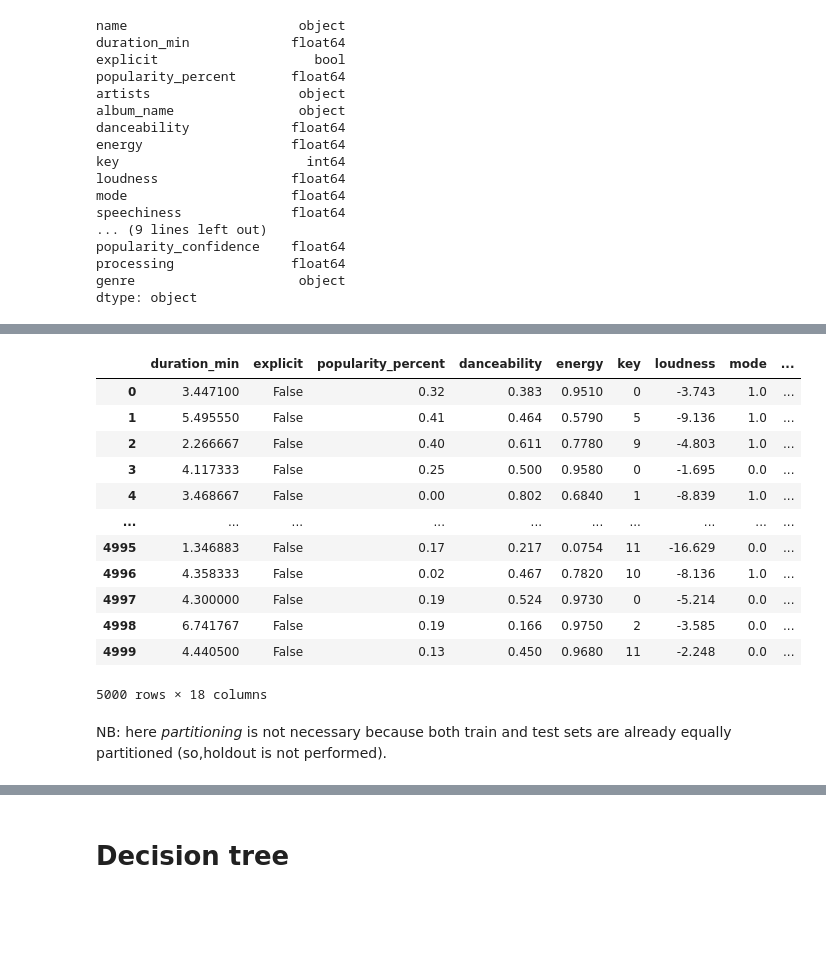
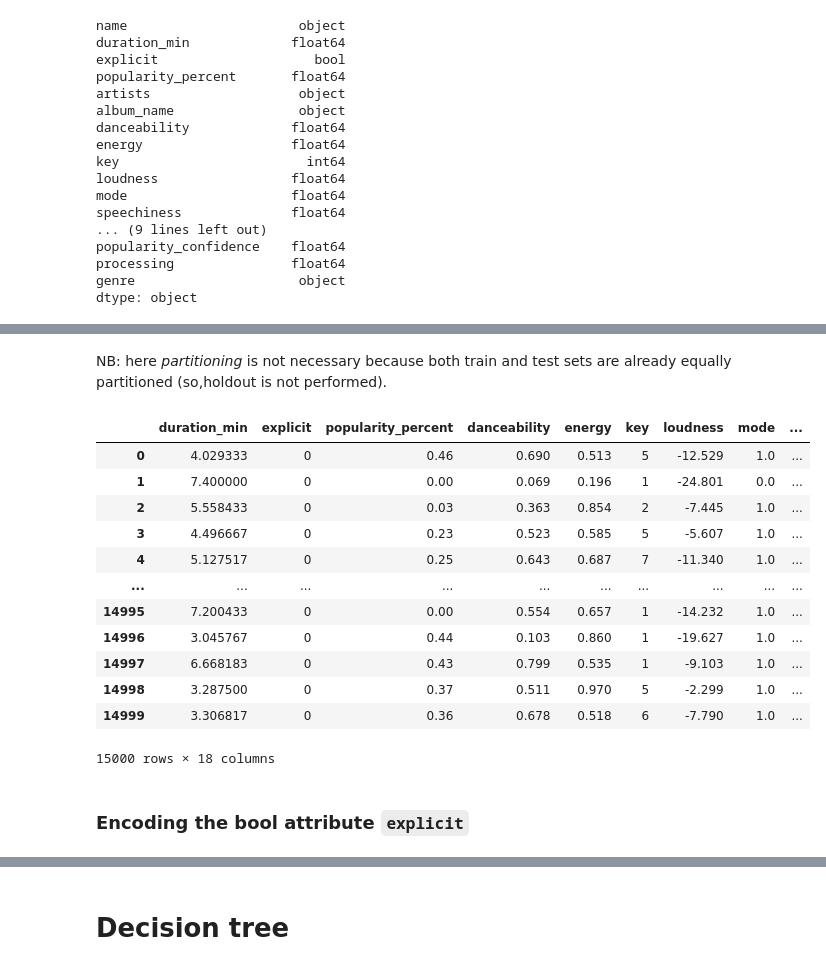
Before and after one commit to chiaratomaiuolo/Data_Mining_project, a Jupyter notebook: classification_notebook.ipynb, the cells around one changed output, grey strips where cells are left out. Saved outputs shown, nothing was run; the diff lists cells and outputs as text; code cells hidden in the pictures; blank space fills up the shorter version.

```diff
--- a/classification_notebook.ipynb
+++ b/classification_notebook.ipynb
@@ -195,23 +202,7 @@ attributes = [col for col in df_train.columns if col != 'genre']
 # %%
-#Creating genre map -> mapping every genre into an int value in order to have correlation values.
-#Redoing Pearson correlation adding genre category
-
+#Creating genre map I -> mapping every genre into an int value in order to have correlation values.
 genre_map={"j-dance":0,"iranian":1,"brazil":2,"chicago-house":3,"forro":4,"idm":5,"indian":6,"study":7,"disney":8,"afrobeat":9,"mandopop":10,"techno":11,"sleep":12,"spanish":13,"j-idol":14,"industrial":15,"happy":16,"bluegrass":17,"black-metal":18,"breakbeat":19}
-df_train.replace({'genre':genre_map})
-df_test.replace({'genre':genre_map})
+#Creating genre map II -> mapping in macro-categories as described above
+macrogenre_map={"j-dance":2,"iranian":6,"brazil":3,"chicago-house":0,"forro":3,"idm":0,"indian":1,"study":7,"disney":2,"afrobeat":0,"mandopop":2,"techno":0,"sleep":7,"spanish":3,"j-idol":2,"industrial":0,"happy":2,"bluegrass":4,"black-metal":5,"breakbeat":0}
-# %% [output]
-|  | duration_min | explicit | popularity_percent | danceability | energy | key | loudness | mode | ... |
-| 0 | 3.447100 | False | 0.32 | 0.383 | 0.9510 | 0 | -3.743 | 1.0 | ... |
-| 1 | 5.495550 | False | 0.41 | 0.464 | 0.5790 | 5 | -9.136 | 1.0 | ... |
-| 2 | 2.266667 | False | 0.40 | 0.611 | 0.7780 | 9 | -4.803 | 1.0 | ... |
-| 3 | 4.117333 | False | 0.25 | 0.500 | 0.9580 | 0 | -1.695 | 0.0 | ... |
-| 4 | 3.468667 | False | 0.00 | 0.802 | 0.6840 | 1 | -8.839 | 1.0 | ... |
-| ... | ... | ... | ... | ... | ... | ... | ... | ... | ... |
-| 4995 | 1.346883 | False | 0.17 | 0.217 | 0.0754 | 11 | -16.629 | 0.0 | ... |
-| 4996 | 4.358333 | False | 0.02 | 0.467 | 0.7820 | 10 | -8.136 | 1.0 | ... |
-| 4997 | 4.300000 | False | 0.19 | 0.524 | 0.9730 | 0 | -5.214 | 0.0 | ... |
-| 4998 | 6.741767 | False | 0.19 | 0.166 | 0.9750 | 2 | -3.585 | 0.0 | ... |
-| 4999 | 4.440500 | False | 0.13 | 0.450 | 0.9680 | 11 | -2.248 | 0.0 | ... |
-5000 rows × 18 columns
 # %% [markdown]
 NB: here _partitioning_ is not necessary because both train and test sets are already equally partitioned (so,holdout is not performed).
@@ -223,0 +209,18 @@ X_test = df_test.replace({'genre':genre_map})
+# %%
+df_train.replace({'genre':macrogenre_map})
+# %% [output]
+|  | duration_min | explicit | popularity_percent | danceability | energy | key | loudness | mode | ... |
+| 0 | 4.029333 | 0 | 0.46 | 0.690 | 0.513 | 5 | -12.529 | 1.0 | ... |
+| 1 | 7.400000 | 0 | 0.00 | 0.069 | 0.196 | 1 | -24.801 | 0.0 | ... |
+| 2 | 5.558433 | 0 | 0.03 | 0.363 | 0.854 | 2 | -7.445 | 1.0 | ... |
+| 3 | 4.496667 | 0 | 0.23 | 0.523 | 0.585 | 5 | -5.607 | 1.0 | ... |
+| 4 | 5.127517 | 0 | 0.25 | 0.643 | 0.687 | 7 | -11.340 | 1.0 | ... |
+| ... | ... | ... | ... | ... | ... | ... | ... | ... | ... |
+| 14995 | 7.200433 | 0 | 0.00 | 0.554 | 0.657 | 1 | -14.232 | 1.0 | ... |
+| 14996 | 3.045767 | 0 | 0.44 | 0.103 | 0.860 | 1 | -19.627 | 1.0 | ... |
+| 14997 | 6.668183 | 0 | 0.43 | 0.799 | 0.535 | 1 | -9.103 | 1.0 | ... |
+| 14998 | 3.287500 | 0 | 0.37 | 0.511 | 0.970 | 5 | -2.299 | 1.0 | ... |
+| 14999 | 3.306817 | 0 | 0.36 | 0.678 | 0.518 | 6 | -7.790 | 1.0 | ... |
+15000 rows × 18 columns
+# %% [markdown]
+### Encoding the bool attribute `explicit`
```
Also changed, not shown: parts of 21 cells of this notebook.
